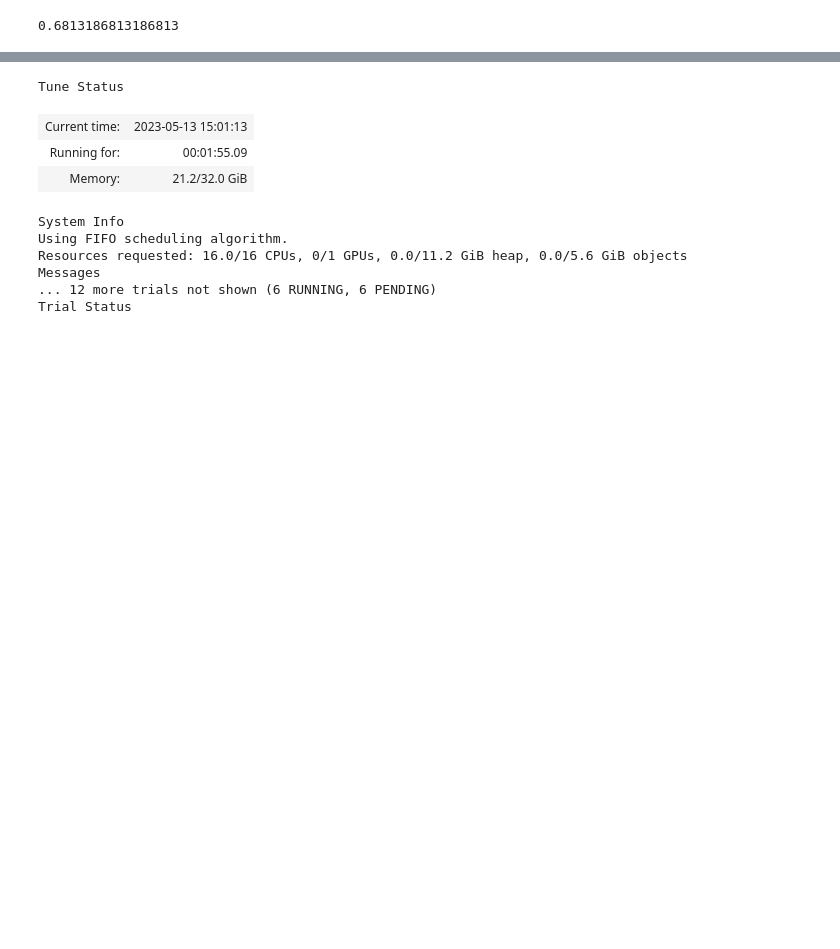
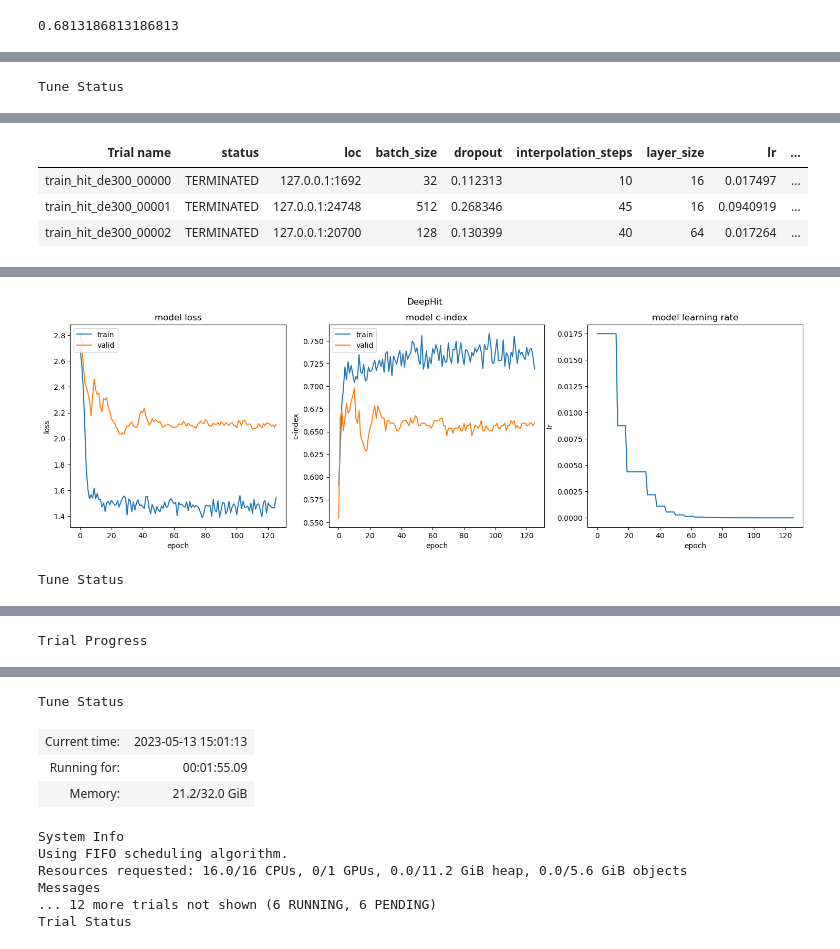
Before and after one commit to SzymonOzog/Deep-Learning-In-Survival-Analysis, a Jupyter notebook: ModelEvaluation.ipynb, the cells around one changed output, grey strips where cells are left out. Saved outputs shown, nothing was run; the diff lists cells and outputs as text; code cells hidden in the pictures; blank space fills up the shorter version.

```diff
--- a/ModelEvaluation.ipynb
+++ b/ModelEvaluation.ipynb
@@ -341,18 +344,3 @@ surv_config = {
     "batch_size": tune.choice([32, 64, 128, 256, 512, 1024, 99999]),
     "missing_values_strategy": tune.choice(["mean", "median", "drop"])
 }
-# %%
-df_functions = [utils.get_veterans_lugn_cancer, utils.get_whas500, utils.get_aids, utils.get_gbsg2, utils.get_metabric, utils.get_flchain]
-for df_func in df_functions:
-    tuner = tune.Tuner(
-        train_hit,
-        tune_config=tune.TuneConfig(
-            metric="c_index",
-            mode="max",
-            num_samples=3,
-            max_concurrent_trials=8
-        ),
-        param_space=hit_config
-    )
-    analysis_hit = tuner.fit()
-    print(f'{df_func} best score={analysis_hit.get_best_result()}')
@@ -392,0 +347,58 @@ Result(metrics={'loss': array(1.47317898), 'c_index': 0.7845945200040334, 'done'
+# %%
+df_functions = [utils.get_veterans_lugn_cancer, utils.get_whas500, utils.get_aids, utils.get_gbsg2, utils.get_metabric, utils.get_flchain]
+for df_func in df_functions:
+
+    tuner_hit = tune.Tuner(
+        train_hit,
+        tune_config=tune.TuneConfig(
+            metric="c_index",
+            mode="max",
+            num_samples=3,
+            max_concurrent_trials=8
+        ),
+        param_space=hit_config
+    )
+    analysis_hit = tuner_hit.fit()
+
+    df, event_col, duration_col  = df_func(missing_values_strategy=hit_config["missing_values_strategy"])
+    df_train, df_test = utils.split_dataset(df)
+
+    train_index = df_train.index.values
+    test_index = df_test.index.values
+
+
+    hit_config = analysis_hit.get_best_result(metric="c_index", mode="max", scope="all").config
+    hit_model = DeepHitModel(df.copy(), events_col=event_col, time_col=duration_col, time_bins=TIME_BINS, interpolation_steps=hit_config["interpolation_steps"]
+                                 , layers = [hit_config["layer_size"]] * hit_config["num_layers"], dropout=hit_config["dropout"], residual=True, batch_size=hit_config["batch_size"])
+    history = hit_model.fit(epochs=150, train_index=train_index, valid_index=test_index, lr=hit_config["lr"], verbose=False, track_history=True, weight_decay=hit_config["weight_decay"])
+    utils.plot_history(history, 'DeepHit')
+    hit_oof = hit_model.concordance_index(hit_model.predict(test_index), (torch.tensor(hit_model.x[test_index]), torch.tensor(hit_model.events[test_index]),
+                                           torch.tensor(hit_model.time[test_index]), torch.tensor(hit_model.continous_time[test_index]), hit_model.mask[test_index]))
+    tuner_surv = tune.Tuner(
+        train_surv,
+        tune_config=tune.TuneConfig(
+            metric="c_index",
+            mode="max",
+            num_samples=3,
+            max_concurrent_trials=8
+        ),
+        param_space=surv_config
+    )
+    analysis_surv = tuner_surv.fit()
+
+    surv_config = analysis_surv.get_best_result(metric="c_index", mode="max", scope="all").config
+    model = SurvModel(df.copy(), events_col=event_col, time_col=duration_col, layers = [surv_config["layer_size"]] * surv_config["num_layers"], dropout=surv_config["dropout"],
+                            residual=True, batch_size=surv_config["batch_size"])
+    history = model.fit(epochs=150, train_index=train_index, valid_index=test_index, lr=surv_config["lr"], verbose=False, track_history=True, weight_decay=surv_config["weight_decay"])
+    utils.plot_history(history, 'SurvModel')
+    surv_oof = model.concordance_index(model.predict(test_index),( torch.tensor(model.x[test_index]),
+                                        torch.tensor(model.events[test_index]), torch.tensor(model.time[test_index])))
+    cph = CoxPHFitter(penalizer=0.1)
+
+    cph.fit(df_train, duration_col = duration_col, event_col = event_col)
+    concordance_index = cph.score(df_test, scoring_method="concordance_index")
+
+    print(f'Dataset: {df_func.__name__}, hit best config {hit_config}, surv best config {surv_config}')
+    print(f'hit concordance {hit_oof}, surv concordance {surv_oof}, cph concordance {concordance_index}')
+# %% [output]
+Tune Status
@@ -392,0 +412,4 @@ Result(metrics={'loss': array(1.47317898), 'c_index': 0.7845945200040334, 'done'
+| Trial name | status | loc | batch_size | dropout | interpolation_steps | layer_size | lr | ... |
+| train_hit_de300_00000 | TERMINATED | 127.0.0.1:1692 | 32 | 0.112313 | 10 | 16 | 0.017497 | ... |
+| train_hit_de300_00001 | TERMINATED | 127.0.0.1:24748 | 512 | 0.268346 | 45 | 16 | 0.0940919 | ... |
+| train_hit_de300_00002 | TERMINATED | 127.0.0.1:20700 | 128 | 0.130399 | 40 | 64 | 0.017264 | ... |
@@ -392,0 +417,2 @@ Result(metrics={'loss': array(1.47317898), 'c_index': 0.7845945200040334, 'done'
+[figure, added]
+Tune Status
@@ -392,0 +430 @@ Result(metrics={'loss': array(1.47317898), 'c_index': 0.7845945200040334, 'done'
+Trial Progress
```
Also changed, not shown: parts of 10 cells of this notebook.
